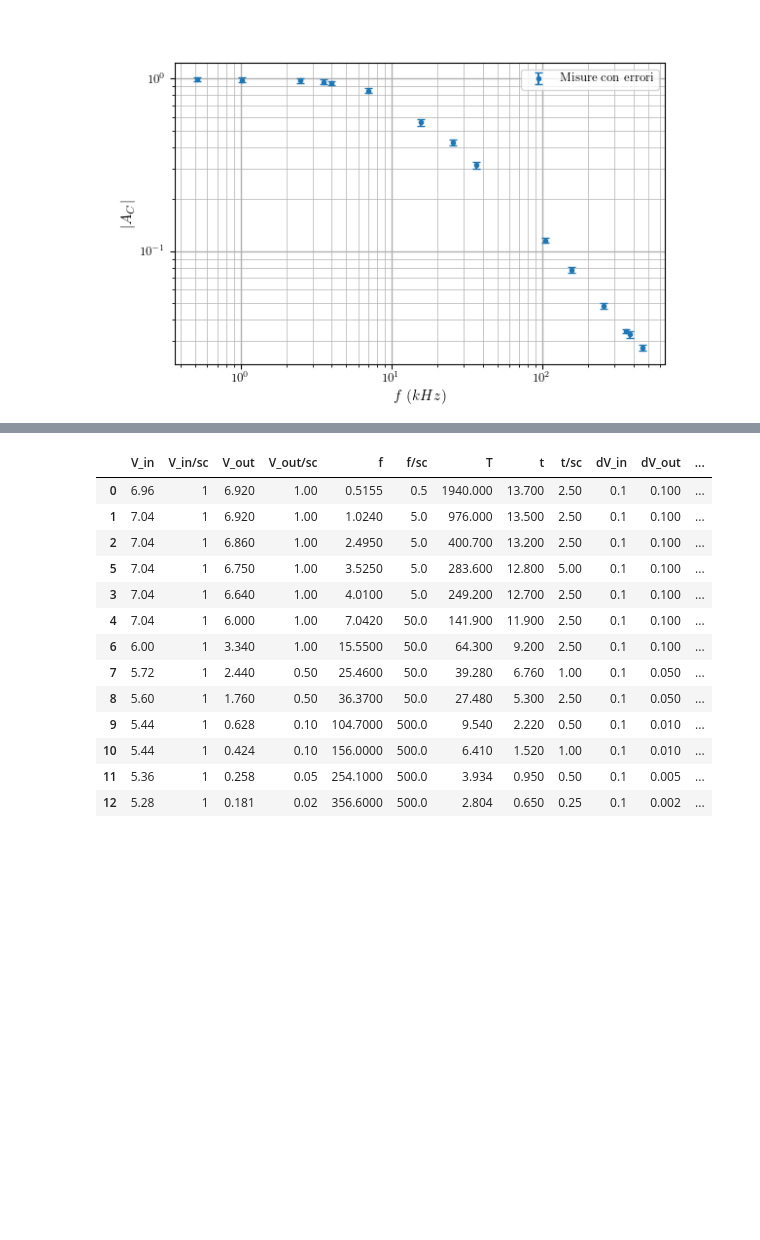
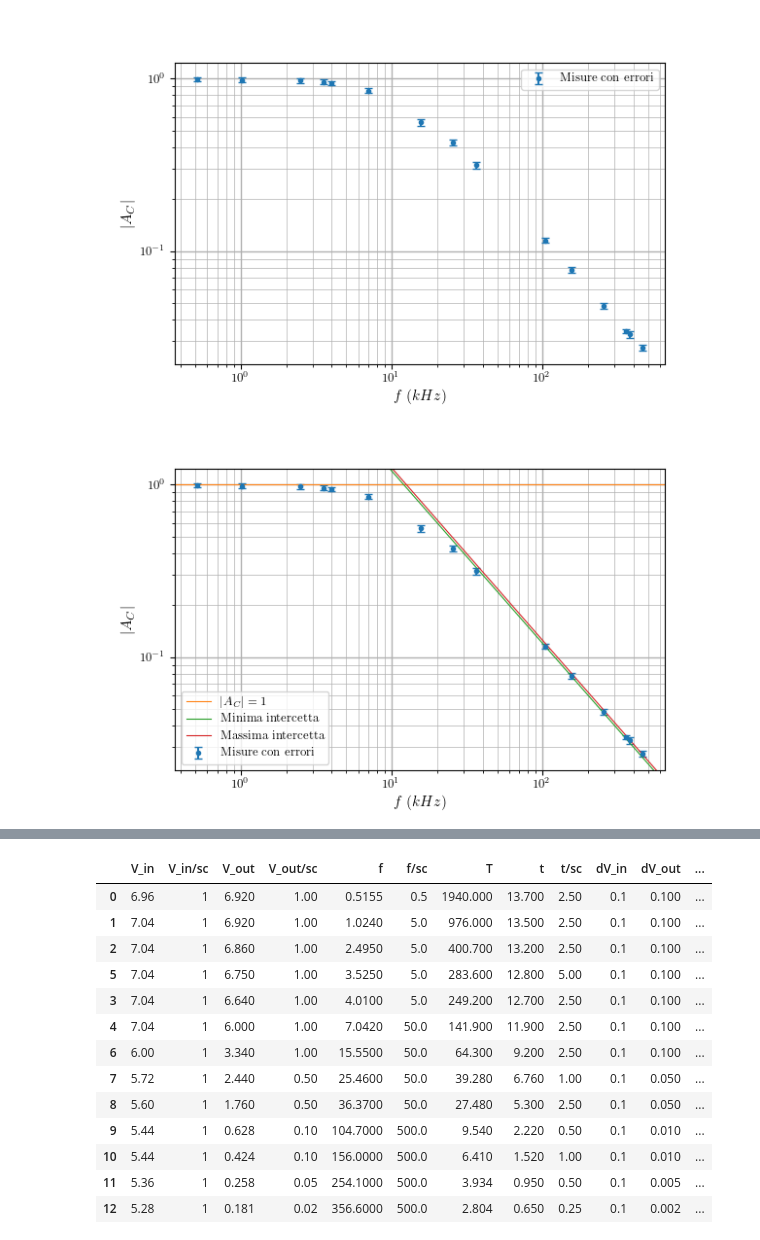
Before and after one commit to Nemoos-0/Lab2-E3, a Jupyter notebook: code/onda_sin_C.ipynb, the cells around one changed output, grey strips where cells are left out. Saved outputs shown, nothing was run; the diff lists cells and outputs as text; code cells hidden in the pictures; blank space fills up the shorter version.

```diff
--- a/code/onda_sin_C.ipynb
+++ b/code/onda_sin_C.ipynb
@@ -214,5 +213,60 @@ fig.savefig(graph_path + 'onda_sin_AC(f).pdf', format='pdf', bbox_inches='tight'
 # %% [output]
 [figure]
+# %%
+fig, ax = plt.subplots(figsize = fig_size.from_pt(width))
+
+ax.set_xscale('log')
+ax.set_yscale('log')
+
+ax.errorbar(
+    x = df['f'],
+    y = df['|A|'], yerr=df['d|A|'],
+    fmt='o', markersize = 3,
+    capsize = 3, label='Misure con errori'
+)
+
+xlim = np.array(ax.get_xlim())
+ylim = np.array(ax.get_ylim())
+
+# |A| = 1/sqrt(2)
+# A_taglio = lambda x: x - x +(1/2)**(1/2)
+# ax.plot(xlim, A_taglio(xlim), linestyle='dashed', lw=0.8, label=r'$1/\sqrt{2}$')
+
+# |A| = 1
+A_max = lambda x: x - x + 1
+ax.plot(xlim, A_max(xlim), lw=0.8, label=r'$|A_{C}| = 1$')
+
+# Minima intercetta
+l_min = lambda x: 12/x
+ax.plot(xlim, l_min(xlim), lw=0.8, label='Minima intercetta')
+
+# Massima intercetta
+l_max = lambda x: 12.5/x
+ax.plot(xlim, l_max(xlim), lw=0.8, label='Massima intercetta')
+
+ax.set_xlim(xlim)
+ax.set_ylim(ylim)
+
+ax.minorticks_on()
+ax.grid(True, which='major', lw = 1)
+ax.grid(True, which='minor', lw = 0.5)
+
+ax.legend()
+
+ax.set_xlabel(r'$f \; (kHz)$')
+ax.set_ylabel(r'$|A_{C}|$')
+
+fig.savefig(graph_path + 'onda_sin_AC(f)_taglio.pdf', format='pdf')
+
+# fig.set_size_inches(fig_size.from_pt(width * 0.4))
+# ax.get_legend().remove()
+
+# ax.set_xlim(150, 500)
+# ax.set_ylim(0.02, 0.1)
+
+# fig.savefig(graph_path + 'onda_sin_AC(f)_taglio_intercette.pdf', format='pdf', bbox_inches='tight')
+# %% [output]
+[figure, added]
 # %%
 fig, ax = plt.subplots(figsize = fig_size.from_pt(width))
 # fig.tight_layout()
```
Also changed, not shown: parts of 6 cells of this notebook, 28 other files.
